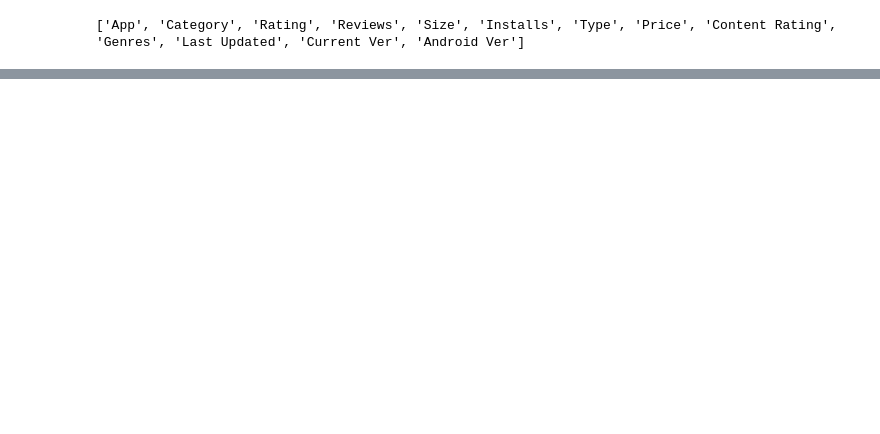
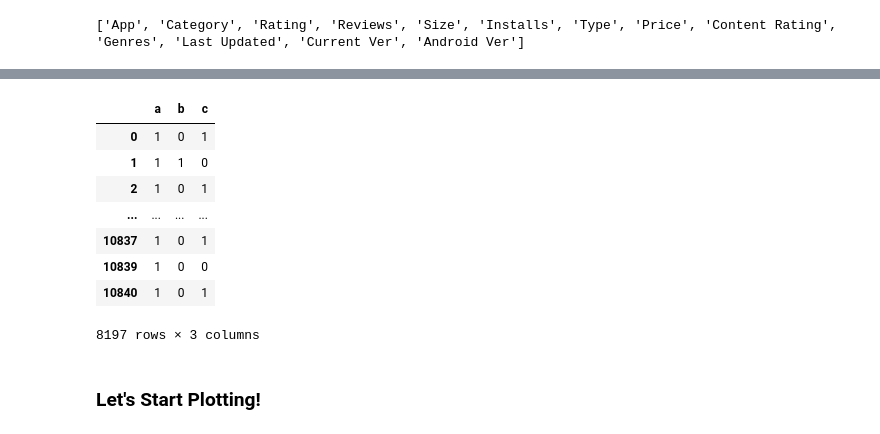
Before and after one commit to Titan-Ngo/COGS108_Repo, a Jupyter notebook: Data Wrangling.ipynb, the cells around one changed output, grey strips where cells are left out. Drawn from its saved outputs; the diff is of its cells as text; code cells hidden in the pictures; blank space fills up the shorter version.

```diff
--- a/Data Wrangling.ipynb
+++ b/Data Wrangling.ipynb
@@ -218,0 +233,15 @@ df['Rating'].plot.hist(bins = 25)
+# %%
+# Preview the columns some example letters
+df[['a','b','c']]
+# %% [output]
+|  | a | b | c |
+| 0 | 1 | 0 | 1 |
+| 1 | 1 | 1 | 0 |
+| 2 | 1 | 0 | 1 |
+| ... | ... | ... | ... |
+| 10837 | 1 | 0 | 1 |
+| 10839 | 1 | 0 | 0 |
+| 10840 | 1 | 0 | 1 |
+8197 rows × 3 columns
+# %% [markdown]
+### Let's Start Plotting!
```
Also changed, not shown: parts of 40 cells of this notebook.
